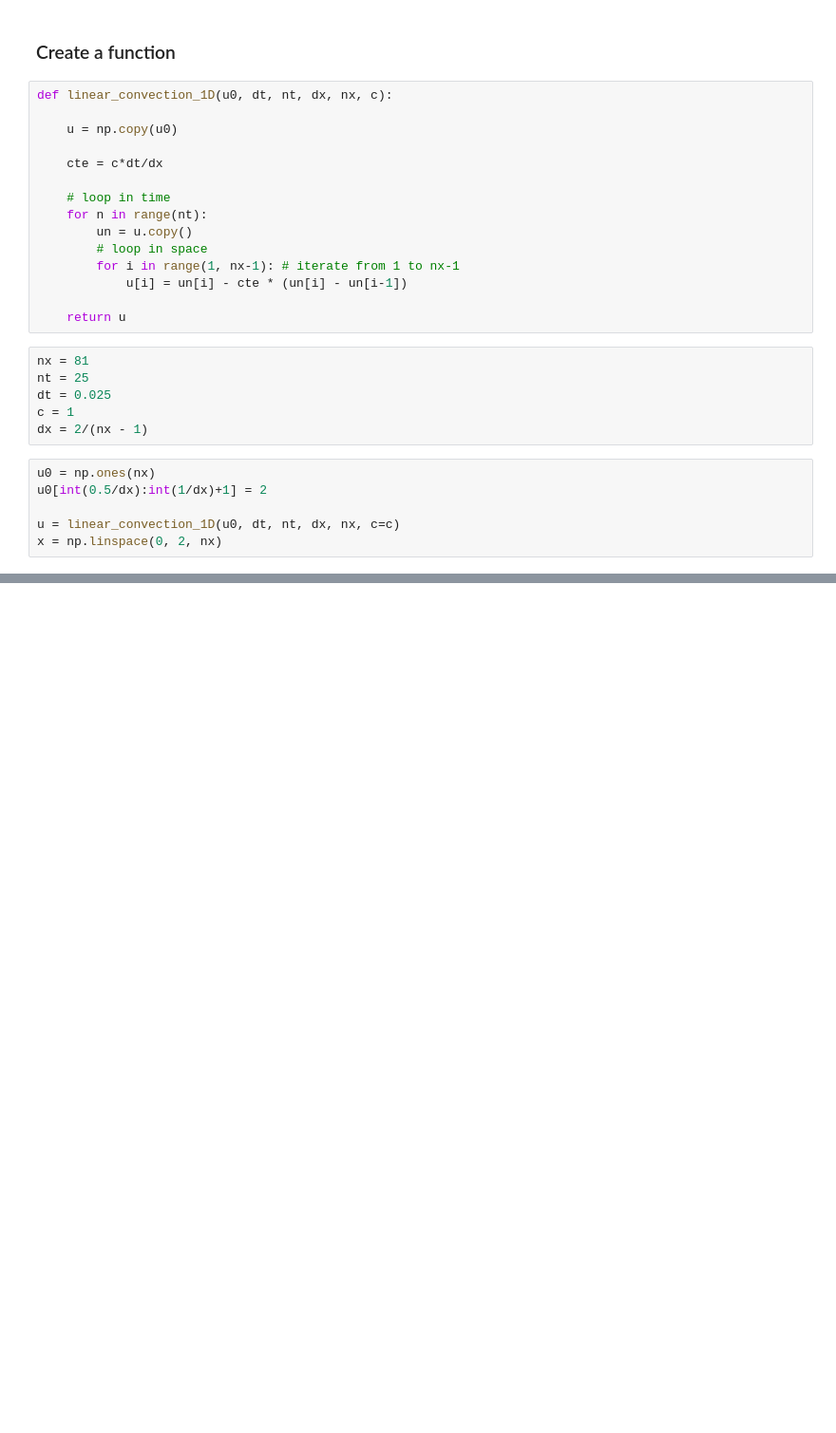
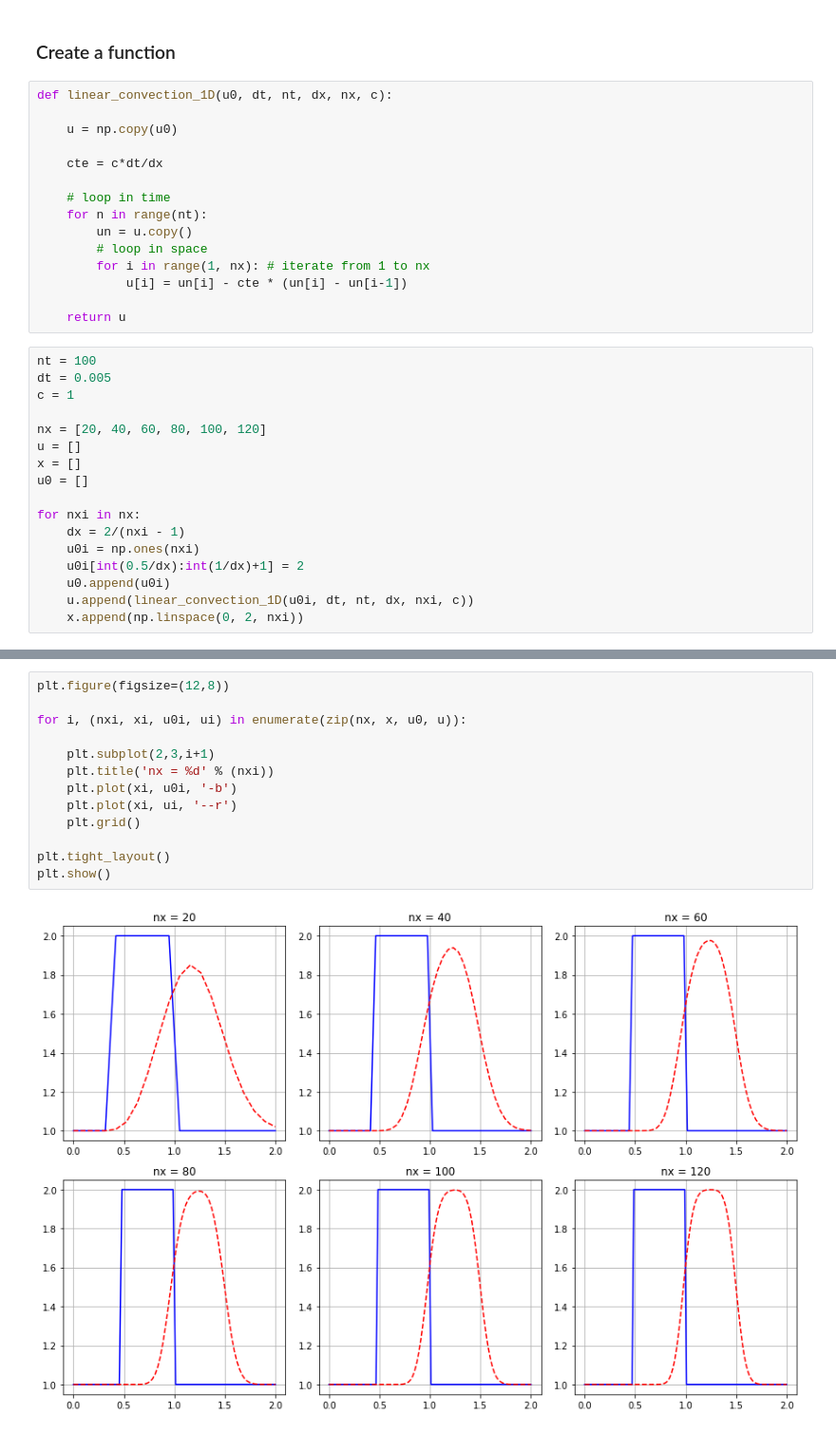
Before and after one commit to birocoles/12-steps-Navier-Stokes, a Jupyter notebook: notebooks/my_step1.ipynb, the cells around one changed output, grey strips where cells are left out. Shown at 95% size. Saved outputs shown, nothing was run; the diff lists cells and outputs as text; blank space fills up the shorter version.

```diff
--- a/notebooks/my_step1.ipynb
+++ b/notebooks/my_step1.ipynb
@@ -114,19 +114,24 @@ def linear_convection_1D(u0, dt, nt, dx, nx, c):
     for n in range(nt):
         un = u.copy()
         # loop in space
-        for i in range(1, nx-1): # iterate from 1 to nx-1
+        for i in range(1, nx): # iterate from 1 to nx
             u[i] = un[i] - cte * (un[i] - un[i-1])
 
     return u
-# %%
-nx = 81
-nt = 25
-dt = 0.025
-c = 1
-dx = 2/(nx - 1)
 # %%
-u0 = np.ones(nx)
-u0[int(0.5/dx):int(1/dx)+1] = 2
+nt = 100
+dt = 0.005
+c = 1
 
-u = linear_convection_1D(u0, dt, nt, dx, nx, c=c)
-x = np.linspace(0, 2, nx)
+nx = [20, 40, 60, 80, 100, 120]
+u = []
+x = []
+u0 = []
+
+for nxi in nx:
+    dx = 2/(nxi - 1)
+    u0i = np.ones(nxi)
+    u0i[int(0.5/dx):int(1/dx)+1] = 2
+    u0.append(u0i)
+    u.append(linear_convection_1D(u0i, dt, nt, dx, nxi, c))
+    x.append(np.linspace(0, 2, nxi))
@@ -140,0 +138,15 @@ plt.show()
+# %%
+plt.figure(figsize=(12,8))
+
+for i, (nxi, xi, u0i, ui) in enumerate(zip(nx, x, u0, u)):
+
+    plt.subplot(2,3,i+1)
+    plt.title('nx = %d' % (nxi))
+    plt.plot(xi, u0i, '-b')
+    plt.plot(xi, ui, '--r')
+    plt.grid()
+
+plt.tight_layout()
+plt.show()
+# %% [output]
+[figure, added]
```
Also changed, not shown: parts of 1 cell of this notebook, 2 other files.
